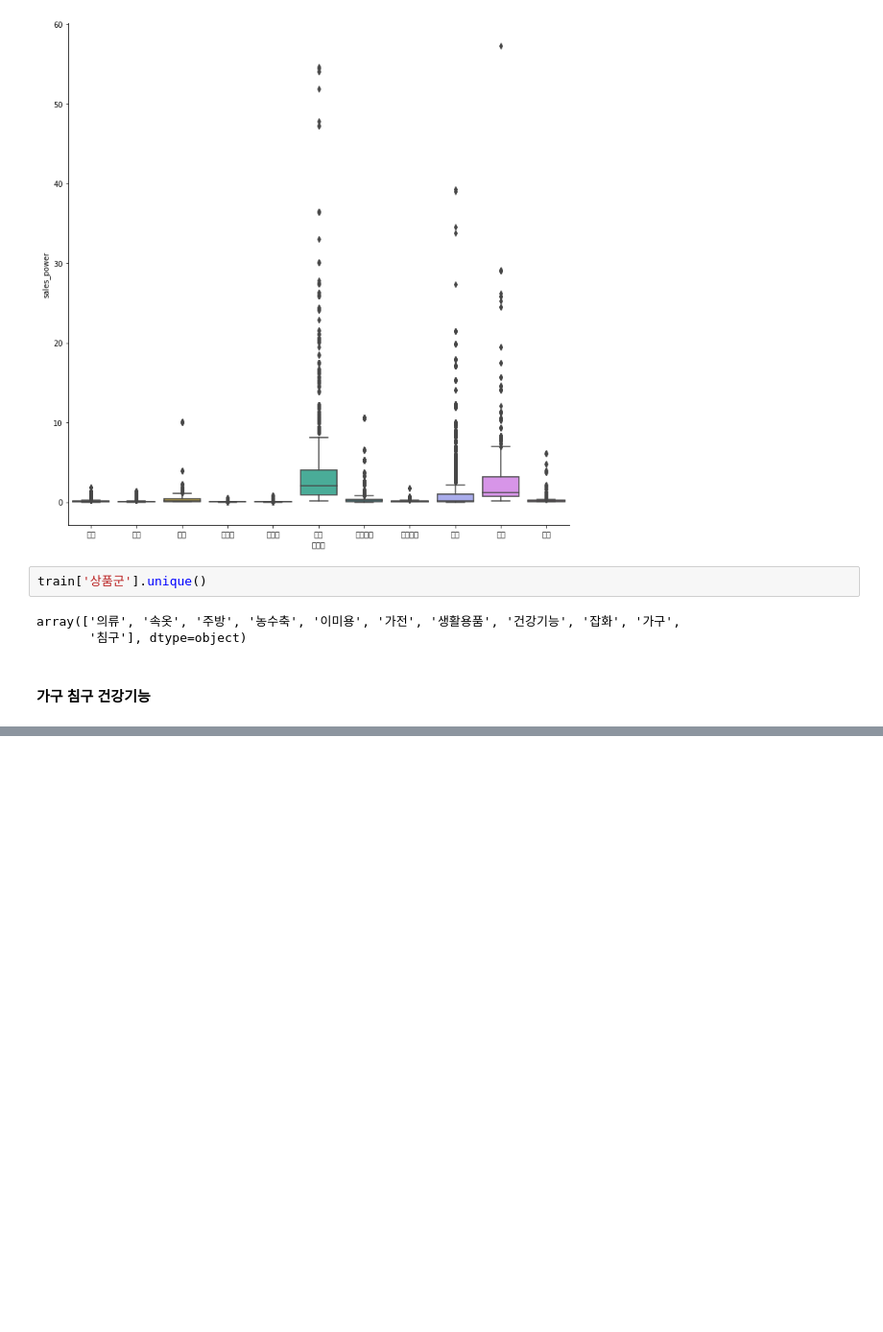
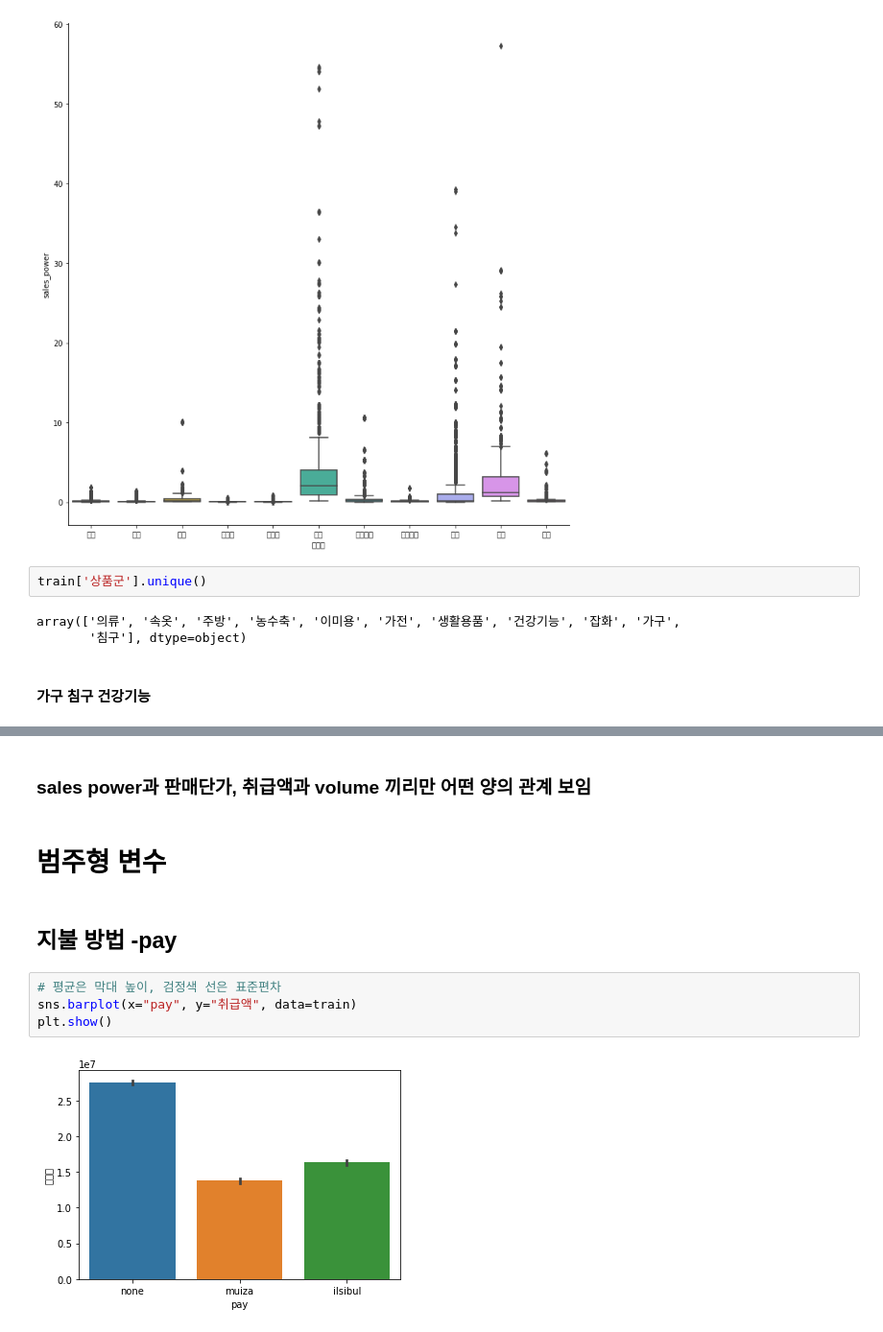
Before and after one commit to s-seo/bigcon_2020_mmmz, a Jupyter notebook: engine/yj_eda.ipynb, the cells around one changed output, grey strips where cells are left out. Shown at 96% size. Saved outputs shown, nothing was run; the diff lists cells and outputs as text; blank space fills up the shorter version.

```diff
--- a/engine/yj_eda.ipynb
+++ b/engine/yj_eda.ipynb
@@ -214,0 +217,12 @@ plt.show()
+# %% [markdown]
+### sales power과 판매단가, 취급액과 volume 끼리만 어떤 양의 관계 보임
+# %% [markdown]
+# 범주형 변수
+# %% [markdown]
+## 지불 방법 -pay
+# %%
+# 평균은 막대 높이, 검정색 선은 표준편차
+sns.barplot(x="pay", y="취급액", data=train)
+plt.show()
+# %% [output]
+[figure, added]
```
Also changed, not shown: parts of 22 cells of this notebook.
